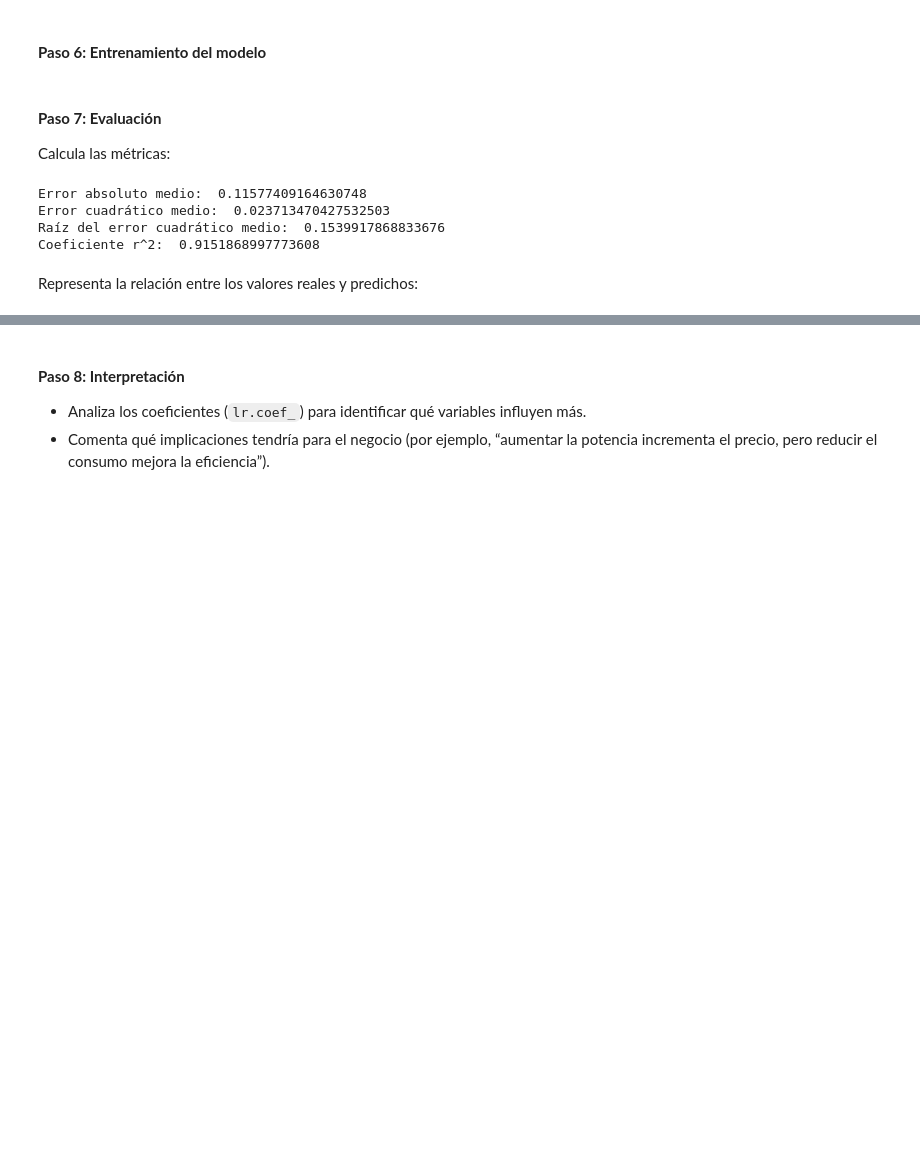
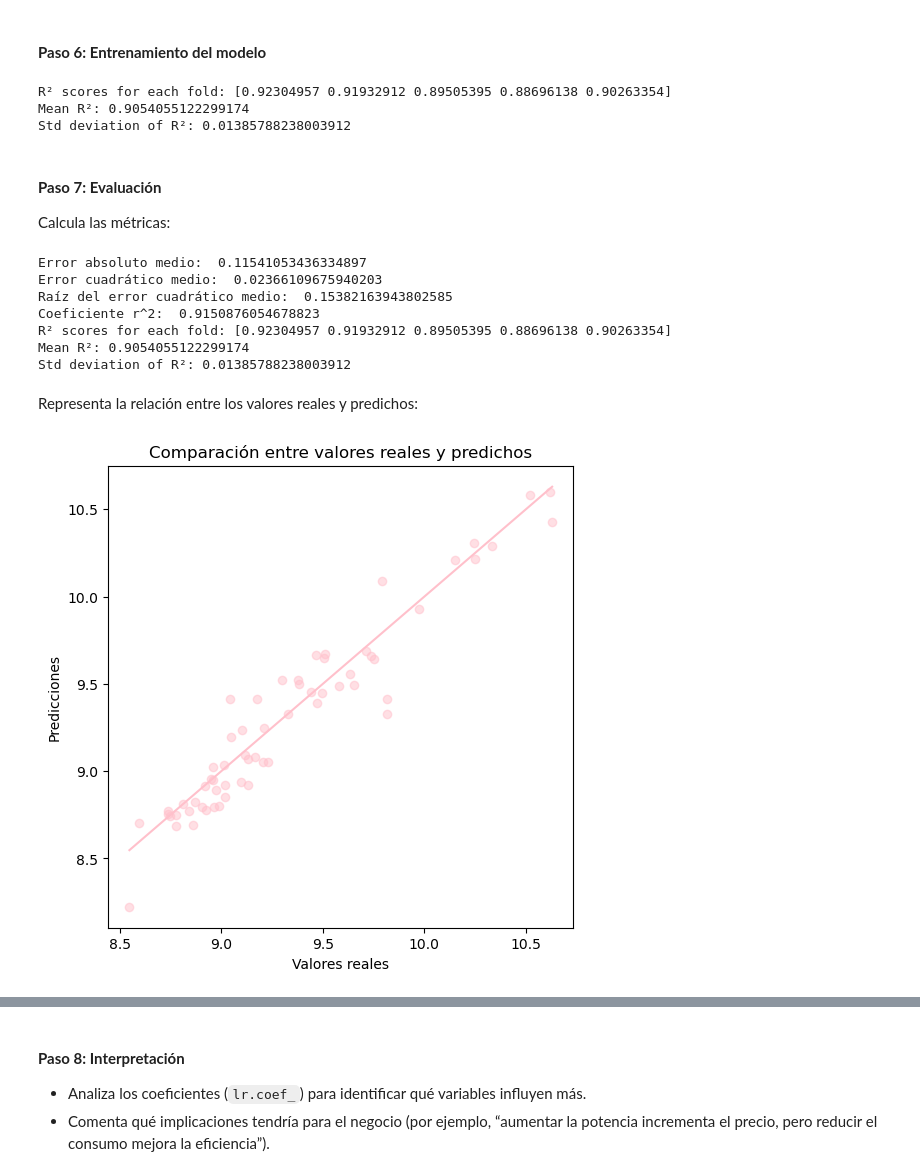
Before and after one commit to Ciclo-Especializacion-IA-y-BigData/regresion-linea-precio-coches-parejas-barbie-y-ken-literalmente-yo, a Jupyter notebook: practica_precio_coches.ipynb, the cells around one changed output, grey strips where cells are left out. Saved outputs shown, nothing was run; the diff lists cells and outputs as text; code cells hidden in the pictures; blank space fills up the shorter version.

```diff
--- a/practica_precio_coches.ipynb
+++ b/practica_precio_coches.ipynb
@@ -85,7 +85,7 @@ dtype: int64
 # %%
 df["company"] = df["CarName"].str.rsplit().str[0] # Nos quedamos solo con el nombre de la marca
 # Pasamos el nombre de la compañía a minúsculas y corregimos los errores
-df["company"] = df["company"].str.lower().str.replace("alfa-romero", "alfa-romeo").str.replace("maxda", "mazda").str.replace("porcshe", "porsche").str.replace("toyouta", "toyota").str.replace("vw", "volkswagen").str.replace("vokswagen", "volkswagen").str.replace("mercury", "ford")
+df["company"] = df["company"].str.lower().str.replace("alfa-romero", "alfa-romeo").str.replace("maxda", "mazda").str.replace("porcshe", "porsche").str.replace("porcshce", "porsche").str.replace("toyouta", "toyota").str.replace("vw", "volkswagen").str.replace("vokswagen", "volkswagen").str.replace("mercury", "ford")
 for i in df.select_dtypes(include=["object", "string"]).columns:
     df[i] = df[i].str.lower()
 nums = ["one", "two", "three", "four", "five", "six", "seven", "eight", "nine", "ten", "eleven", "twelve", "thirteen", "fourteen", "fifteen", "sixteen"]
@@ -225,6 +229,7 @@ x_test_scaled = scaler.transform(x_test)
 # %% [markdown]
 #### **Paso 6: Entrenamiento del modelo**
 # %%
+from sklearn.model_selection import cross_val_score, KFold
 from sklearn.linear_model import LinearRegression
 
 model = LinearRegression()
@@ -232,6 +237,10 @@ model = LinearRegression()
 model.fit(x_train_scaled, y_train)
 
 predictions = model.predict(x_test_scaled)
+# %% [output]
+R² scores for each fold: [0.92304957 0.91932912 0.89505395 0.88696138 0.90263354]
+Mean R²: 0.9054055122299174
+Std deviation of R²: 0.01385788238003912
 # %% [markdown]
 #### **Paso 7: Evaluación**
 
@@ -244,10 +253,29 @@ mse = mean_squared_error(predictions, y_test)
 print("Error cuadrático medio: ", mse)
 print("Raíz del error cuadrático medio: ", np.sqrt(mse))
 print("Coeficiente r^2: ", r2_score(predictions, y_test))
+
+kf = KFold(n_splits=5, shuffle=True, random_state=42)
+
+r2_scores = cross_val_score(model, x_train_scaled, y_train, cv=kf, scoring='r2')
+print("Mean R²:", np.mean(r2_scores))
+print("Std deviation of R²:", np.std(r2_scores))
 # %% [output]
-Error absoluto medio:  0.11577409164630748
-Error cuadrático medio:  0.023713470427532503
-Raíz del error cuadrático medio:  0.1539917868833676
-Coeficiente r^2:  0.9151868997773608
+Error absoluto medio:  0.11541053436334897
+Error cuadrático medio:  0.02366109675940203
+Raíz del error cuadrático medio:  0.15382163943802585
+Coeficiente r^2:  0.9150876054678823
+R² scores for each fold: [0.92304957 0.91932912 0.89505395 0.88696138 0.90263354]
+Mean R²: 0.9054055122299174
+Std deviation of R²: 0.01385788238003912
 # %% [markdown]
 Representa la relación entre los valores reales y predichos:
+# %%
+plt.figure(figsize=(6,6))
+plt.scatter(y_test, predictions, alpha=0.5, color='pink')
+plt.xlabel("Valores reales")
+plt.ylabel("Predicciones")
+plt.title("Comparación entre valores reales y predichos")
+plt.plot([y_test.min(), y_test.max()], [y_test.min(), y_test.max()], color='pink') # Rosa porque Barbie y Ken (literalmente yo)
+plt.show()
+# %% [output]
+[figure, added]
```
Also changed, not shown: parts of 4 cells of this notebook.
